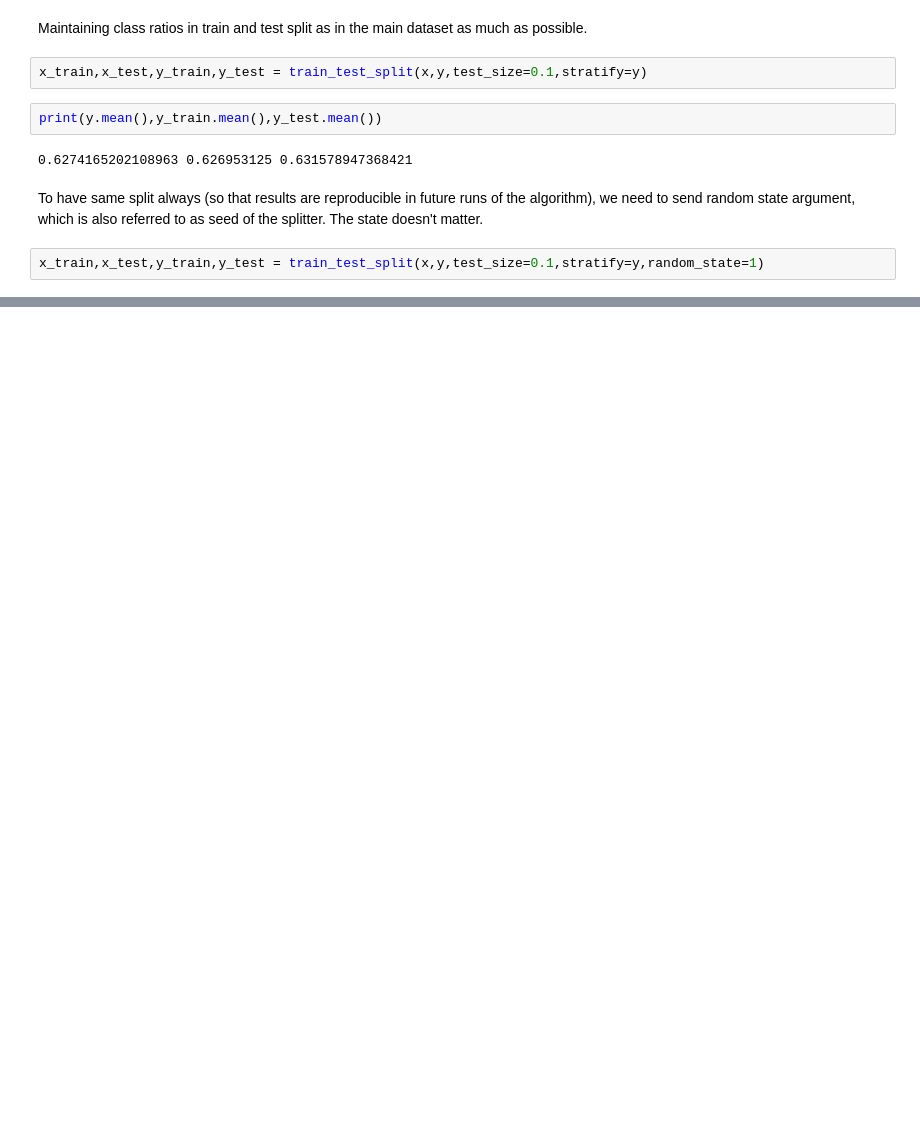
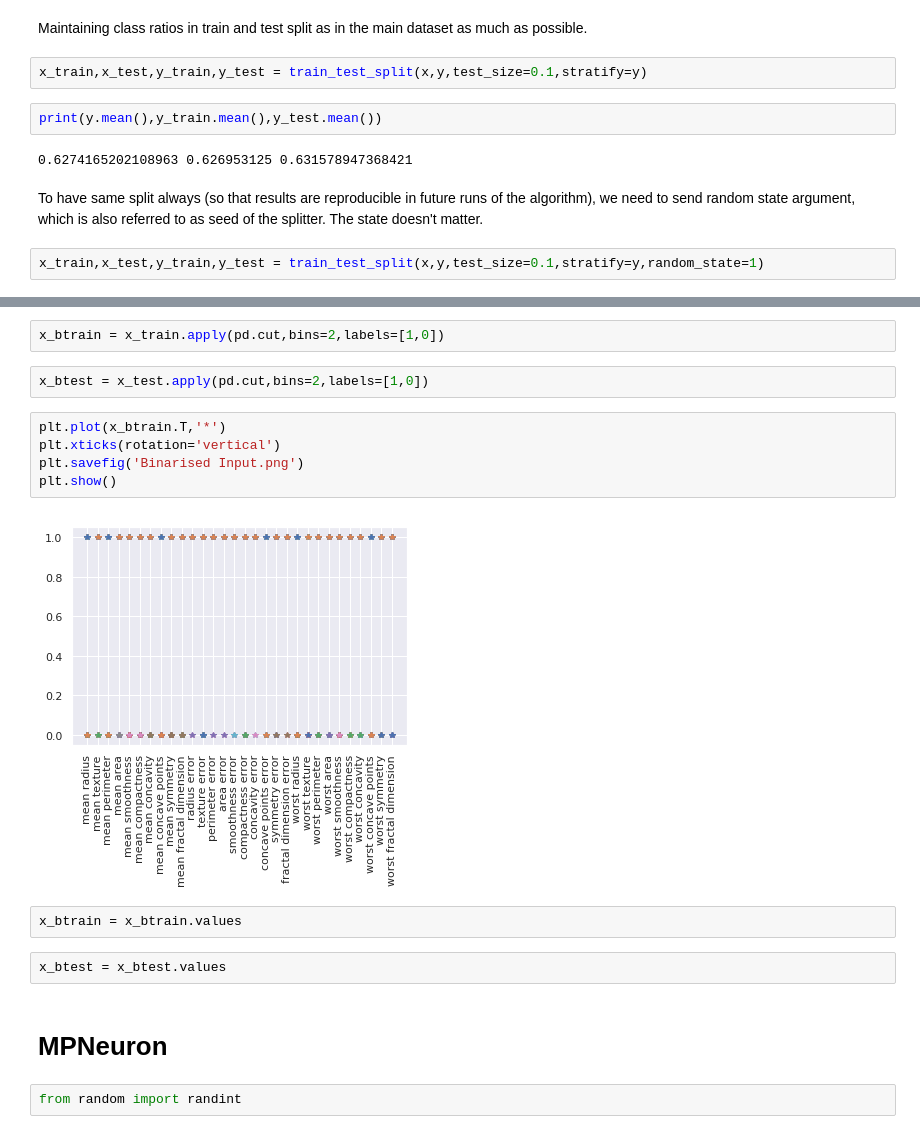
Before and after one commit to championballer/one-fourth-labs-deep-learning, a Jupyter notebook: Lecture 7 - MCP and Perceptron Code/0922_MPNeuron.ipynb, the cells around one changed output, grey strips where cells are left out. Saved outputs shown, nothing was run; the diff lists cells and outputs as text; blank space fills up the shorter version.

Commit message:
Completed test inference for MP

```diff
--- a/Lecture 7 - MCP and Perceptron Code/0922_MPNeuron.ipynb
+++ b/Lecture 7 - MCP and Perceptron Code/0922_MPNeuron.ipynb
@@ -144,0 +184,19 @@ x_train,x_test,y_train,y_test = train_test_split(x,y,test_size=0.1,stratify=y,ra
+# %%
+x_btrain = x_train.apply(pd.cut,bins=2,labels=[1,0])
+# %%
+x_btest = x_test.apply(pd.cut,bins=2,labels=[1,0])
+# %%
+plt.plot(x_btrain.T,'*')
+plt.xticks(rotation='vertical')
+plt.savefig('Binarised Input.png')
+plt.show()
+# %% [output]
+[figure, added]
+# %%
+x_btrain = x_btrain.values
+# %%
+x_btest = x_btest.values
+# %% [markdown]
+# MPNeuron
+# %%
+from random import randint
```
Also changed, not shown: parts of 18 cells of this notebook.
